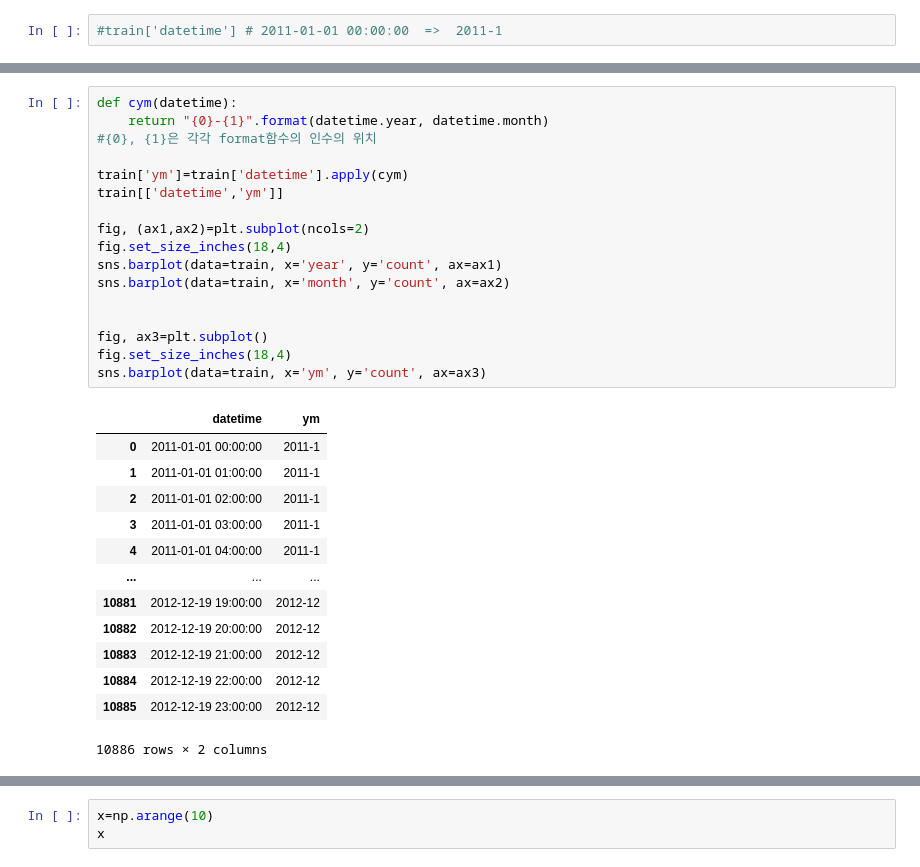
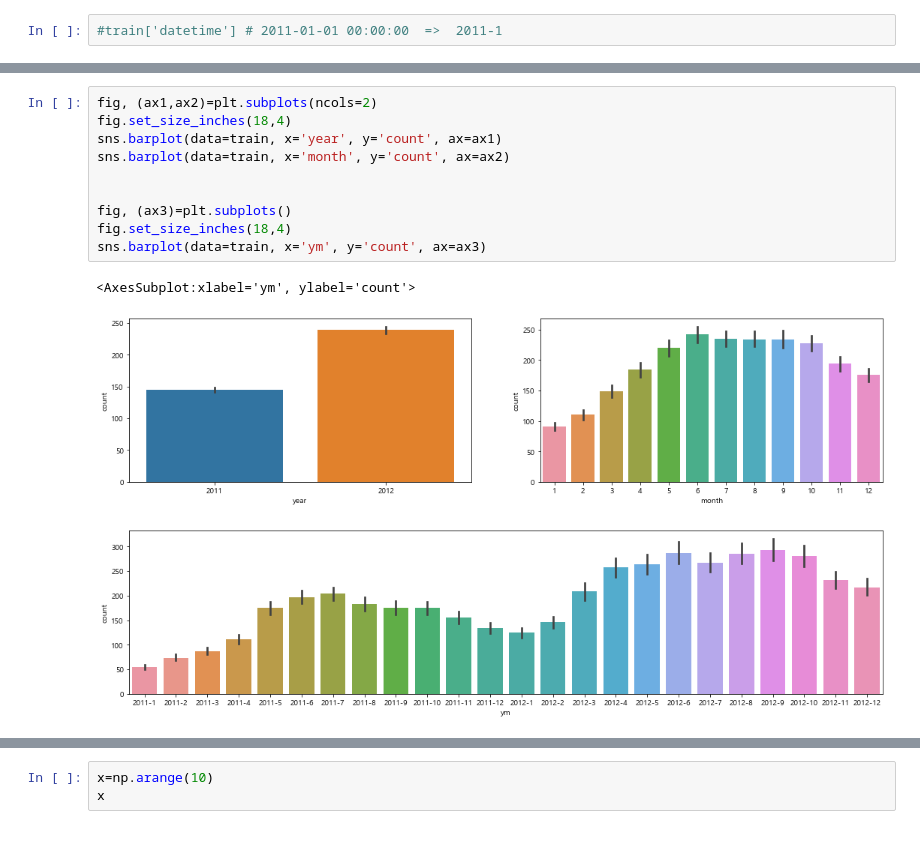
Before and after one commit to chloecmin/MultiCampus-AI-Engineering-based-on-Deep-Learning, a Jupyter notebook: 200921/20200921.ipynb, the cells around one changed output, grey strips where cells are left out. Drawn from its saved outputs; the diff is of its cells as text; blank space fills up the shorter version.

```diff
--- a/200921/20200921.ipynb
+++ b/200921/20200921.ipynb
@@ -598,34 +623,17 @@ train.windspeed.value_counts().loc[0]
 # %%
-def cym(datetime):
-    return "{0}-{1}".format(datetime.year, datetime.month)
-#{0}, {1}은 각각 format함수의 인수의 위치
-
-train['ym']=train['datetime'].apply(cym)
-train[['datetime','ym']]
-
-fig, (ax1,ax2)=plt.subplot(ncols=2)
+fig, (ax1,ax2)=plt.subplots(ncols=2)
 fig.set_size_inches(18,4)
 sns.barplot(data=train, x='year', y='count', ax=ax1)
 sns.barplot(data=train, x='month', y='count', ax=ax2)
 
 
-fig, ax3=plt.subplot()
+fig, (ax3)=plt.subplots()
 fig.set_size_inches(18,4)
 sns.barplot(data=train, x='ym', y='count', ax=ax3)
 # %% [output]
-|  | datetime | ym |
-| 0 | 2011-01-01 00:00:00 | 2011-1 |
-| 1 | 2011-01-01 01:00:00 | 2011-1 |
-| 2 | 2011-01-01 02:00:00 | 2011-1 |
-| 3 | 2011-01-01 03:00:00 | 2011-1 |
-| 4 | 2011-01-01 04:00:00 | 2011-1 |
-| ... | ... | ... |
-| 10881 | 2012-12-19 19:00:00 | 2012-12 |
-| 10882 | 2012-12-19 20:00:00 | 2012-12 |
-| 10883 | 2012-12-19 21:00:00 | 2012-12 |
-| 10884 | 2012-12-19 22:00:00 | 2012-12 |
-| 10885 | 2012-12-19 23:00:00 | 2012-12 |
-10886 rows × 2 columns
+<AxesSubplot:xlabel='ym', ylabel='count'>
+[figure, added]
+[figure, added]
 # %%
 a = 3*train["count"].std() #count의 표준편차(181)의 3배
 b= np.abs(train['count']-train['count'].mean()) #각각 count - count의 평균(191) 의 절대값
```
Also changed, not shown: parts of 23 cells of this notebook.
